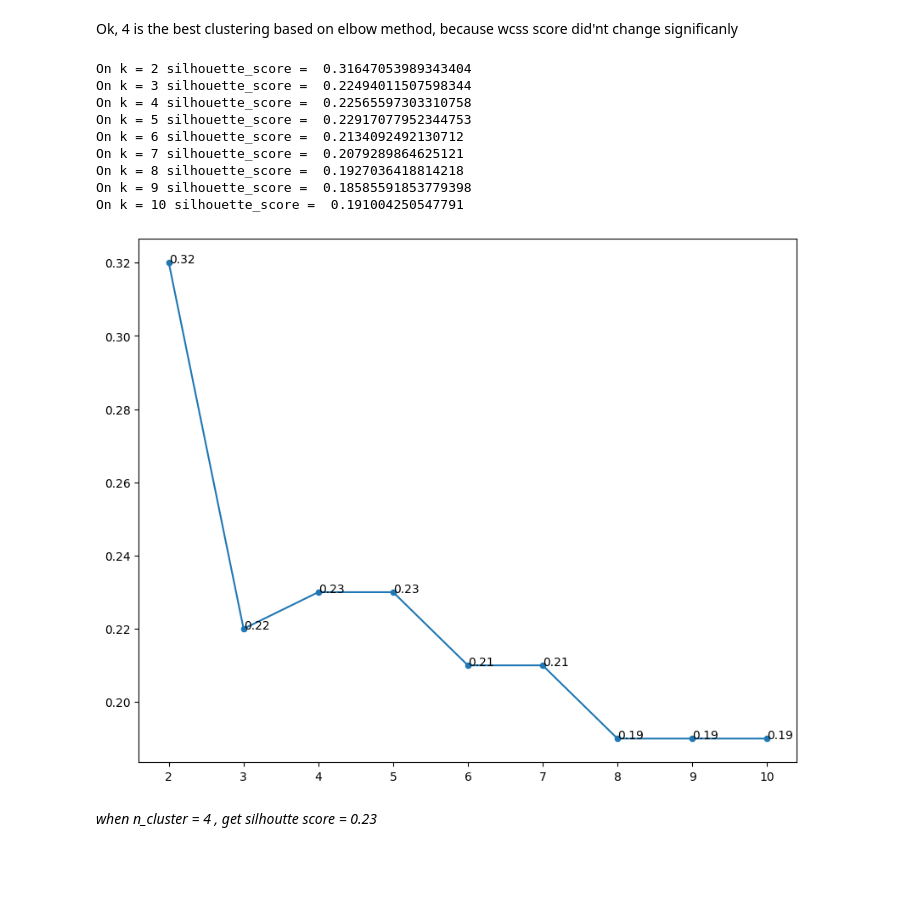
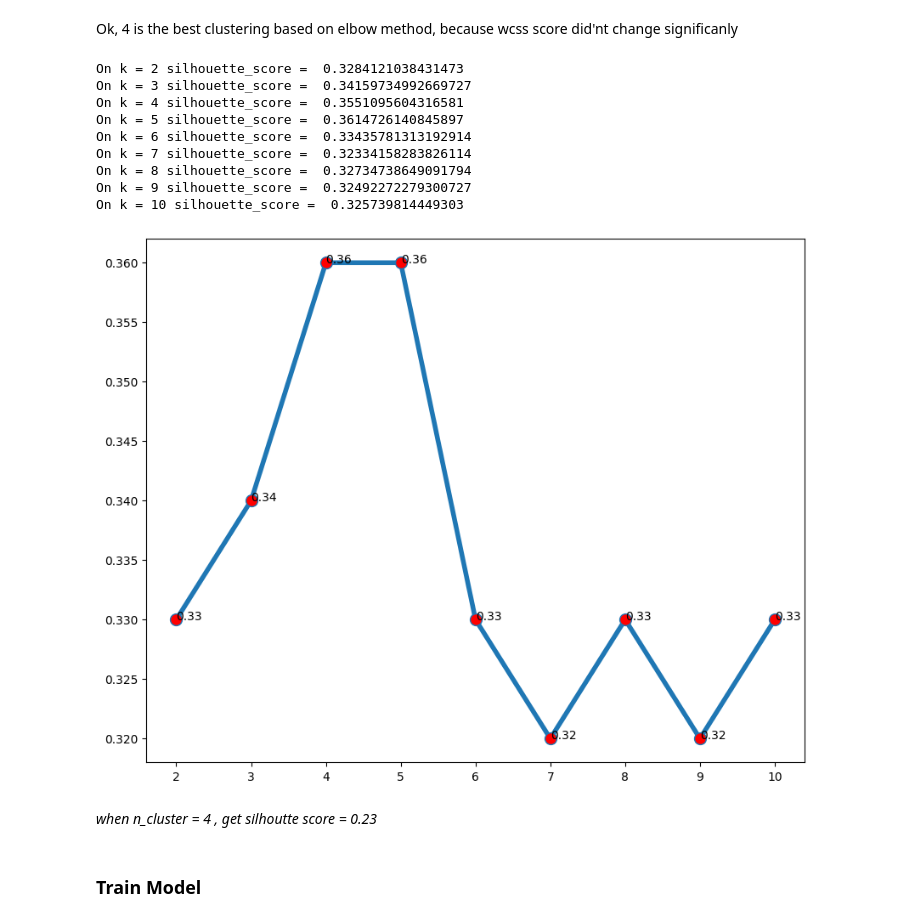
Before and after one commit to masendhy/predict_customer_personality_to_boost_marketing_campaign_by_using_machine_learning, a Jupyter notebook: predict_customer_personality_to_boost_marketing_campaign_by_using_machine_learning.ipynb, the cells around one changed output. Saved outputs shown, nothing was run; the diff lists cells and outputs as text; code cells hidden in the pictures; blank space fills up the shorter version.

```diff
--- a/predict_customer_personality_to_boost_marketing_campaign_by_using_machine_learning.ipynb
+++ b/predict_customer_personality_to_boost_marketing_campaign_by_using_machine_learning.ipynb
@@ -307,0 +326,2 @@ for i, col in enumerate(dffeatex_drop[num],1):
+# %%
+df_model = dffeatex_drop[['Recency','Total_Purchase','Total_AcceptedCmp','TotalSpent']]
@@ -317,7 +345,7 @@ from sklearn.cluster import KMeans
 wcss=[]
 for i in range(1,9):
     kmeans = KMeans(n_clusters=i,init='k-means++',random_state=42)
-    kmeans.fit(dffeatex_drop)
+    kmeans.fit(df_model)
     wcss.append(kmeans.inertia_)
 # %%
 # Let’s see how many clustering is the best by seeing it with the elbow method
@@ -346,34 +374,38 @@ from sklearn.metrics import silhouette_score
 
 silhouette_score_arr = []
 for i in range(2,11):
-    agl = AgglomerativeClustering(n_clusters = i).fit(dffeatex_drop)
-    label = agl.labels_
-    score = silhouette_score(dffeatex_drop,label)
+    kmean = KMeans(n_clusters = i).fit(df_model)
+    predc = kmean.predict(df_model)
+    score = silhouette_score(df_model,predc)
     silhouette_score_arr.append(np.round(score,2))
     print("On k =",i,"silhouette_score = ",score)
 # %% [output]
-On k = 2 silhouette_score =  0.31647053989343404
-On k = 3 silhouette_score =  0.22494011507598344
-On k = 4 silhouette_score =  0.22565597303310758
-On k = 5 silhouette_score =  0.22917077952344753
-On k = 6 silhouette_score =  0.2134092492130712
-On k = 7 silhouette_score =  0.2079289864625121
-On k = 8 silhouette_score =  0.1927036418814218
-On k = 9 silhouette_score =  0.18585591853779398
-On k = 10 silhouette_score =  0.191004250547791
+On k = 2 silhouette_score =  0.3284121038431473
+On k = 3 silhouette_score =  0.34159734992669727
+On k = 4 silhouette_score =  0.3551095604316581
+On k = 5 silhouette_score =  0.3614726140845897
+On k = 6 silhouette_score =  0.33435781313192914
+On k = 7 silhouette_score =  0.32334158283826114
+On k = 8 silhouette_score =  0.32734738649091794
+On k = 9 silhouette_score =  0.32492272279300727
+On k = 10 silhouette_score =  0.325739814449303
 # %%
-# show visualization of shilouette score
+# show visualization of silhouette score
 
 x = range(2,11)
 
 plt.figure(figsize=(10,8))
-sns.lineplot(x=x, y=silhouette_score_arr)
+plt.plot(range(2,11),silhouette_score_arr,marker = 'o',
+         markersize = 10,linewidth=4,markerfacecolor = 'red')
+
 sns.scatterplot(x=x,y=silhouette_score_arr)
 
 #give text label for shilouette score
 for i, label in enumerate(silhouette_score_arr):
     plt.text(x[i], label, str(label))
 # %% [output]
-[figure, old version]
+[figure, new version]
 # %% [markdown]
 *when n_cluster = 4 , get silhoutte score = 0.23*
+# %% [markdown]
+### **Train Model**
```
Also changed, not shown: parts of 11 cells of this notebook.
